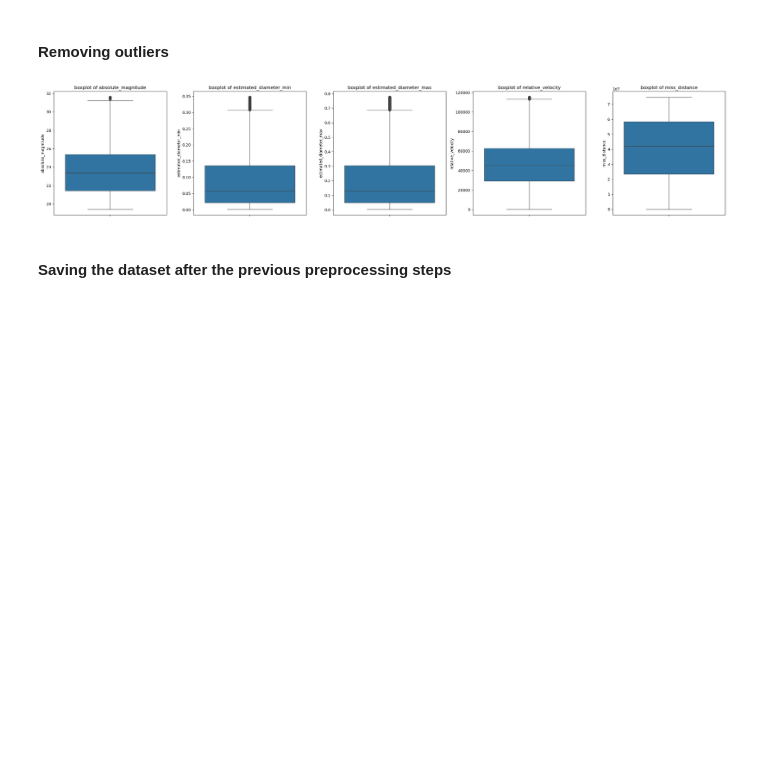
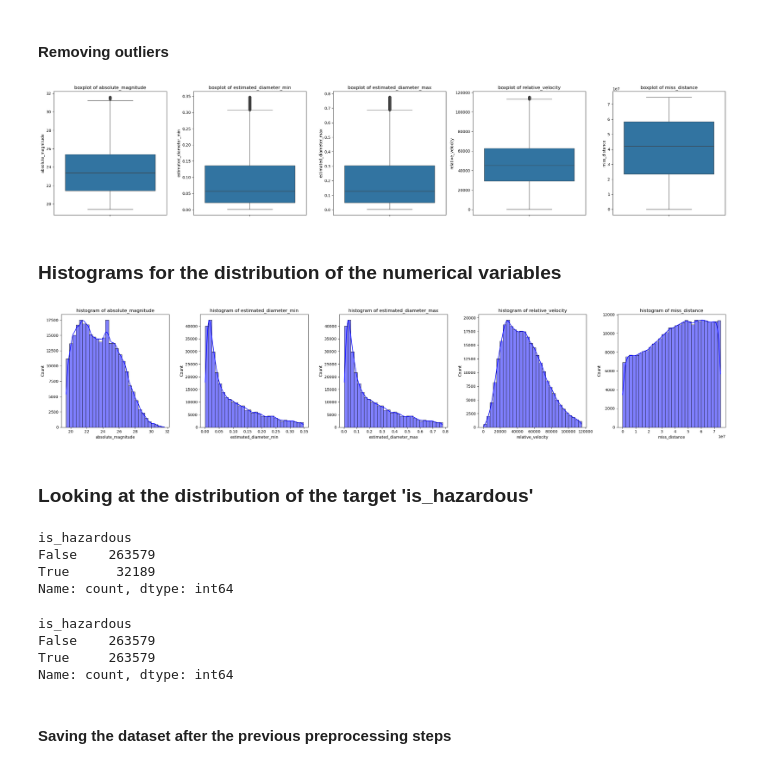
Before and after one commit to Siegfried2021/Nearest-earth-objects, a Jupyter notebook: neos_preprocessing.ipynb, the cells around one changed output. Drawn from its saved outputs; the diff is of its cells as text; code cells hidden in the pictures; blank space fills up the shorter version.

```diff
--- a/neos_preprocessing.ipynb
+++ b/neos_preprocessing.ipynb
@@ -83,3 +83,6 @@ df_neos.head()
+# %%
+# Removing duplicates on the original df
+df_neos.drop_duplicates(inplace=True)
 # %% [markdown]
 #### Filling missing values
 # %%
@@ -138,6 +141,47 @@ plt.tight_layout()
 plt.show()
 # %% [output]
 [figure]
+# %% [markdown]
+### Histograms for the distribution of the numerical variables
+# %%
+#Creating subplots featuring the distribution of values for each column in the form of a histogram
+fig, axes = plt.subplots(nrows=1, ncols=5, figsize=(25,5))
+
+for ax, col in zip(axes, numeric_cols_neos):
+    sns.histplot(data=df_neos, x=col, bins=30, kde=True, color='blue', ax=ax)
+    ax.set_title(f'histogram of {col}')
+
+plt.tight_layout()
+
+plt.show()
+# %% [output]
+[figure, added]
+# %% [markdown]
+### Looking at the distribution of the target 'is_hazardous'
+# %%
+df_neos['is_hazardous'].value_counts()
+# %% [output]
+is_hazardous
+False    263579
+True      32189
+Name: count, dtype: int64
+# %%
+# Imbalanced data refers to datasets where the target class has an uneven distribution of observations
+
+# Correcting for the imbalance in the target
+from sklearn.utils import resample
+df_not_hazardous = df_neos[df_neos['is_hazardous'] == False]
+df_hazardous = df_neos[df_neos['is_hazardous'] == True]
+
+df_hazardous_upsampled = resample(df_hazardous, replace=True, n_samples=263579, random_state=42)
+
+df_neos_upsampled = pd.concat([df_not_hazardous, df_hazardous_upsampled])
+df_neos_upsampled['is_hazardous'].value_counts()
+# %% [output]
+is_hazardous
+False    263579
+True     263579
+Name: count, dtype: int64
 # %% [markdown]
 #### Saving the dataset after the previous preprocessing steps
 # %%
```
Also changed, not shown: parts of 4 cells of this notebook, 3 other files.
